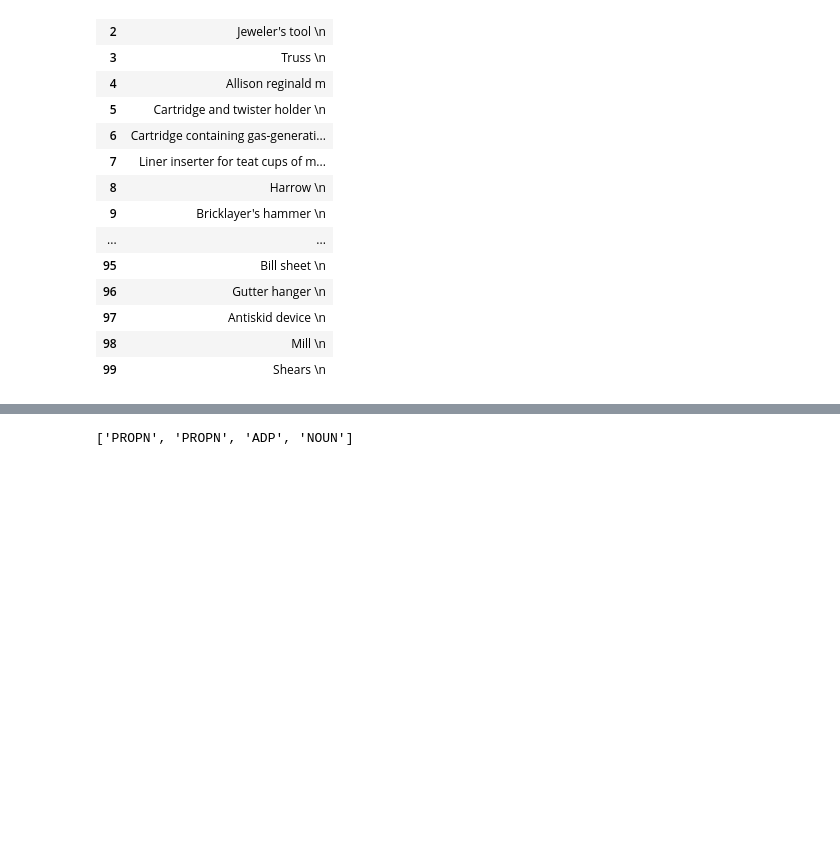
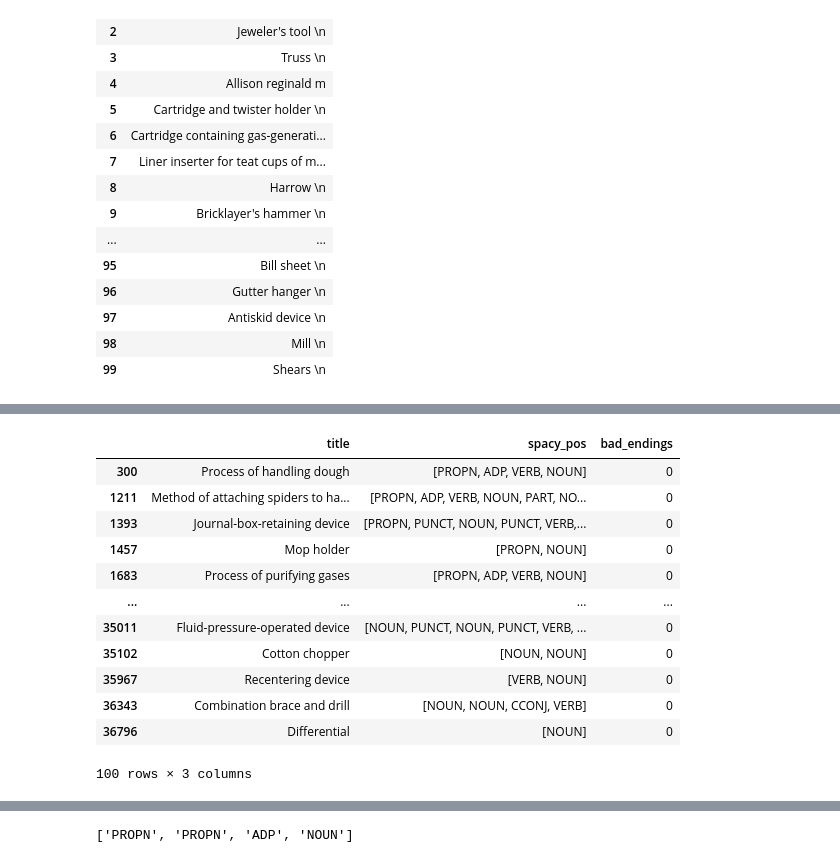
Before and after one commit to harish3110/patent_scraping, a Jupyter notebook: nbs/EDA.ipynb, the cells around one changed output, grey strips where cells are left out. Cells and saved outputs as stored; diff of their text form; code cells hidden in the pictures; blank space fills up the shorter version.

```diff
--- a/nbs/EDA.ipynb
+++ b/nbs/EDA.ipynb
@@ -560,0 +608,18 @@ True
+# %%
+df_bad_endings['bad_endings'] = df_bad_endings['spacy_pos'].apply(lambda x: 1 if x[-1] in non_terminating_pos else 0)
+
+df_bad_endings[['title', 'spacy_pos', 'bad_endings']].head(100)
+# %% [output]
+|  | title | spacy_pos | bad_endings |
+| 300 | Process of handling dough | [PROPN, ADP, VERB, NOUN] | 0 |
+| 1211 | Method of attaching spiders to ha... | [PROPN, ADP, VERB, NOUN, PART, NO... | 0 |
+| 1393 | Journal-box-retaining device | [PROPN, PUNCT, NOUN, PUNCT, VERB,... | 0 |
+| 1457 | Mop holder | [PROPN, NOUN] | 0 |
+| 1683 | Process of purifying gases | [PROPN, ADP, VERB, NOUN] | 0 |
+| ... | ... | ... | ... |
+| 35011 | Fluid-pressure-operated device | [NOUN, PUNCT, NOUN, PUNCT, VERB, ... | 0 |
+| 35102 | Cotton chopper | [NOUN, NOUN] | 0 |
+| 35967 | Recentering device | [VERB, NOUN] | 0 |
+| 36343 | Combination brace and drill | [NOUN, NOUN, CCONJ, VERB] | 0 |
+| 36796 | Differential | [NOUN] | 0 |
+100 rows × 3 columns
```
Also changed, not shown: parts of 9 cells of this notebook, 1 other file.
